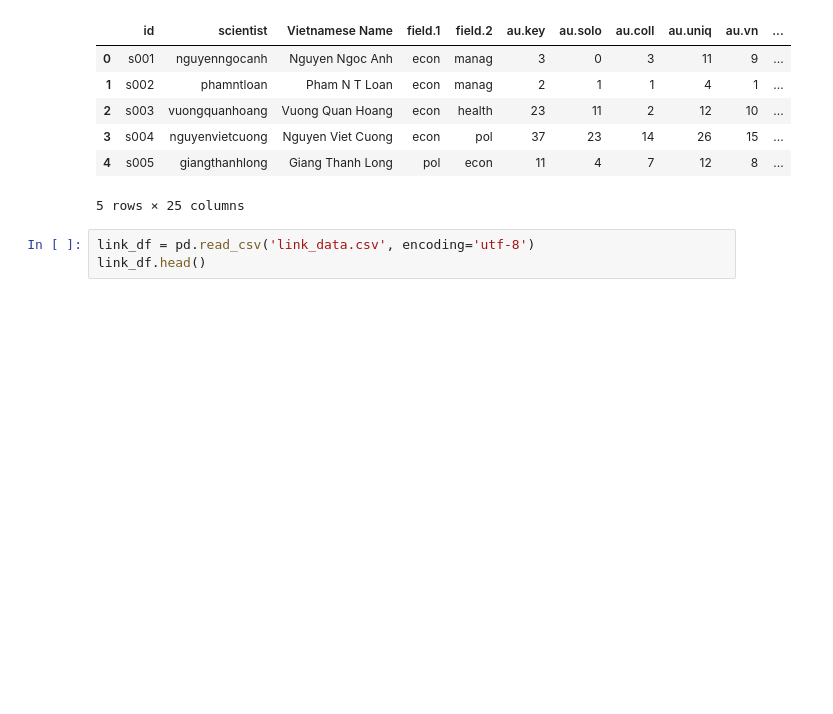
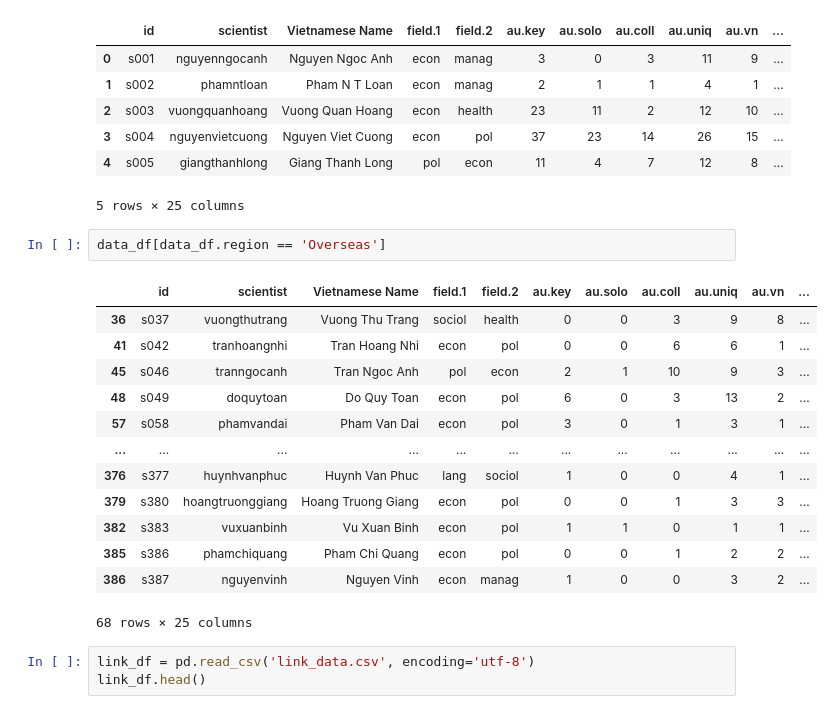
Before and after one commit to bason1999qn/Final_Data_Visualization, a Jupyter notebook: Network Graph Visualization.ipynb, the cells around one changed output. Drawn from its saved outputs; the diff is of its cells as text; blank space fills up the shorter version.

```diff
--- a/Network Graph Visualization.ipynb
+++ b/Network Graph Visualization.ipynb
@@ -25,6 +30,22 @@ data_df.head()
 | 3 | s004 | nguyenvietcuong | Nguyen Viet Cuong | econ | pol | 37 | 23 | 14 | 26 | 15 | ... |
 | 4 | s005 | giangthanhlong | Giang Thanh Long | pol | econ | 11 | 4 | 7 | 12 | 8 | ... |
 5 rows × 25 columns
+# %%
+data_df[data_df.region == 'Overseas']
+# %% [output]
+|  | id | scientist | Vietnamese Name | field.1 | field.2 | au.key | au.solo | au.coll | au.uniq | au.vn | ... |
+| 36 | s037 | vuongthutrang | Vuong Thu Trang | sociol | health | 0 | 0 | 3 | 9 | 8 | ... |
+| 41 | s042 | tranhoangnhi | Tran Hoang Nhi | econ | pol | 0 | 0 | 6 | 6 | 1 | ... |
+| 45 | s046 | tranngocanh | Tran Ngoc Anh | pol | econ | 2 | 1 | 10 | 9 | 3 | ... |
+| 48 | s049 | doquytoan | Do Quy Toan | econ | pol | 6 | 0 | 3 | 13 | 2 | ... |
+| 57 | s058 | phamvandai | Pham Van Dai | econ | pol | 3 | 0 | 1 | 3 | 1 | ... |
+| ... | ... | ... | ... | ... | ... | ... | ... | ... | ... | ... | ... |
+| 376 | s377 | huynhvanphuc | Huynh Van Phuc | lang | sociol | 1 | 0 | 0 | 4 | 1 | ... |
+| 379 | s380 | hoangtruonggiang | Hoang Truong Giang | econ | pol | 0 | 0 | 1 | 3 | 3 | ... |
+| 382 | s383 | vuxuanbinh | Vu Xuan Binh | econ | pol | 1 | 1 | 0 | 1 | 1 | ... |
+| 385 | s386 | phamchiquang | Pham Chi Quang | econ | pol | 0 | 0 | 1 | 2 | 2 | ... |
+| 386 | s387 | nguyenvinh | Nguyen Vinh | econ | manag | 1 | 0 | 0 | 3 | 2 | ... |
+68 rows × 25 columns
 # %%
 link_df = pd.read_csv('link_data.csv', encoding='utf-8')
 link_df.head()
```
Also changed, not shown: parts of 7 cells of this notebook.
